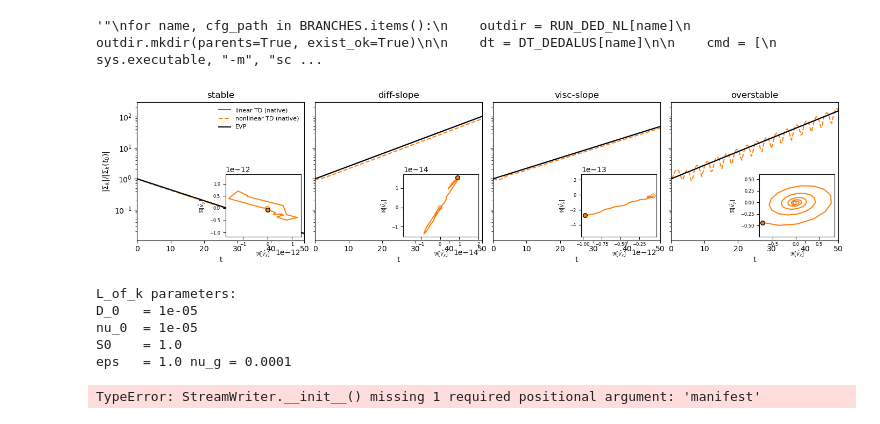
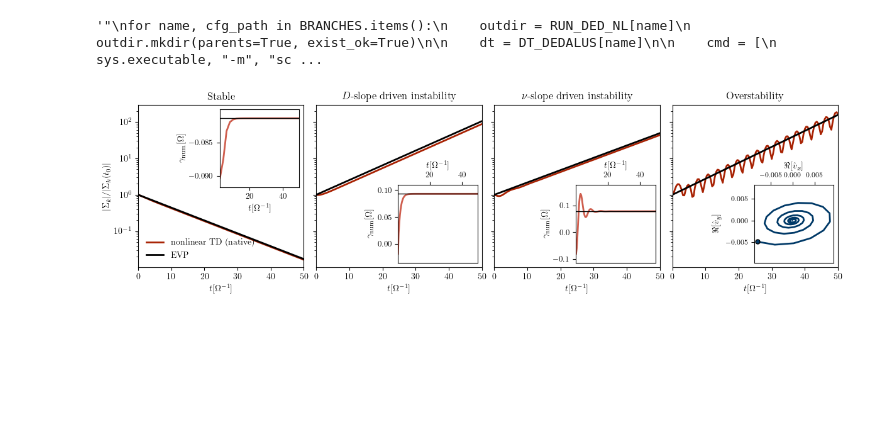
Before and after one commit to KonstantinGerbig/diff-inst, a Jupyter notebook: notebooks/paper_linear.ipynb, the cells around one changed output. Saved outputs shown, nothing was run; the diff lists cells and outputs as text; code cells hidden in the pictures; blank space fills up the shorter version.

Commit message:
worked on linear robustness plots for paper

```diff
--- a/notebooks/paper_linear.ipynb
+++ b/notebooks/paper_linear.ipynb
@@ -311,63 +311,45 @@ for name, outdir in RUN_DED_NL.items():
 #
 # with keys like: "stable", "diffslope", "viscslope", "overstable"
 
 # %% assemble branch metadata and plot linear-regime robustness
 
+import matplotlib as mpl
+
+mpl.rcParams.update({
+    "text.usetex": True,
+    "font.family": "serif",
+    "font.serif": ["Computer Modern Roman"],
+})
+
 from diffinst.vis.linear import plot_linear_robustness_with_hodographs
 
 BRANCH_META = {
     "stable": {
-        "run_lin_native": RUN_LIN_NATIVE.get("stable"),
+        #"run_lin_native": RUN_LIN_NATIVE.get("stable"),
         "run_nl_native":  RUN_NL_NATIVE.get("stable"),
         #"run_nl_dedalus": RUN_DED_NL.get("stable"),
     },
     "diff-slope": {
-        "run_lin_native": RUN_LIN_NATIVE.get("diffslope"),
+        #"run_lin_native": RUN_LIN_NATIVE.get("diffslope"),
         "run_nl_native":  RUN_NL_NATIVE.get("diffslope"),
         #"run_nl_dedalus": RUN_DED_NL.get("diffslope"),
     },
     "visc-slope": {
-        "run_lin_native": RUN_LIN_NATIVE.get("viscslope"),
+        #"run_lin_native": RUN_LIN_NATIVE.get("viscslope"),
         "run_nl_native":  RUN_NL_NATIVE.get("viscslope"),
         #"run_nl_dedalus": RUN_DED_NL.get("viscslope"),
     },
     "overstable": {
-        "run_lin_native": RUN_LIN_NATIVE.get("over"),
+        #"run_lin_native": RUN_LIN_NATIVE.get("over"),
         "run_nl_native":  RUN_NL_NATIVE.get("over"),
        # "run_nl_dedalus": RUN_DED_NL.get("over"),
     },
 }
 
 k_phys = 100.0  # or whatever you used for the eigenmode ICs
 
-fig, axes = plot_linear_robustness_with_hodographs(BRANCH_META, k_phys=k_phys)
-for ax in axes:
-    ax.set(xlim = (0,50))
+fig, axes = plot_linear_robustness_with_hodographs(BRANCH_META, k_phys=k_phys, figsize=(12, 3.5))
+
 plt.show()
 # %% [output]
-[figure, old version]
+[figure, new version]
-# %%
-from diffinst.linear_ops import L_of_k
-from diffinst.nonlinear_terms import compute_D_nu
-from diffinst.nonlinear_terms import rhs
-from diffinst.solvers.native_nonlinear import NonlinearNative, NonlinearRunArgs
-
-cfg = Config.from_yaml(EXP_DIFFSLOPE, DEFAULTS)
-
-# What linear_ops sees
-print("L_of_k parameters:")
-print("D_0   =", cfg.D_0)
-print("nu_0  =", cfg.nu_0)
-print("S0    =", getattr(cfg, "S0", getattr(cfg, "sig_0", 1.0)))
-print("eps   =", cfg.eps, "nu_g =", cfg.nu_g)
-
-# What the nonlinear RHS sees
-nl_params = NonlinearNative(cfg, outdir=ROOT/"trash", args=NonlinearRunArgs(stop_time=0, dt=0, save_stride=1))._params()
-print("Nonlinear params dict:", nl_params)
-# %% [output]
-L_of_k parameters:
-D_0   = 1e-05
-nu_0  = 1e-05
-S0    = 1.0
-eps   = 1.0 nu_g = 0.0001
-TypeError: StreamWriter.__init__() missing 1 required positional argument: 'manifest'
```
Also changed, not shown: parts of 4 cells of this notebook, 4 other files.
